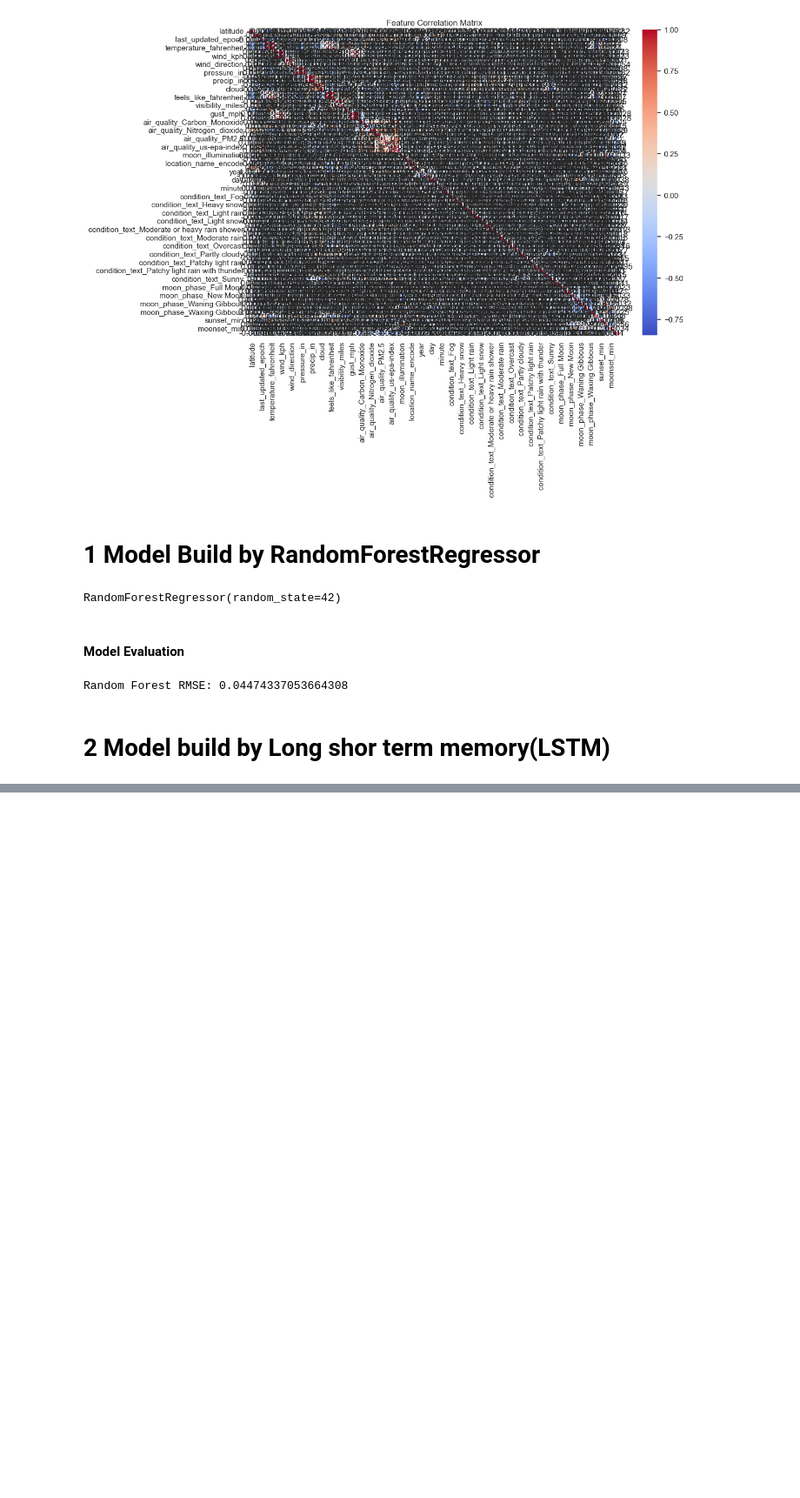
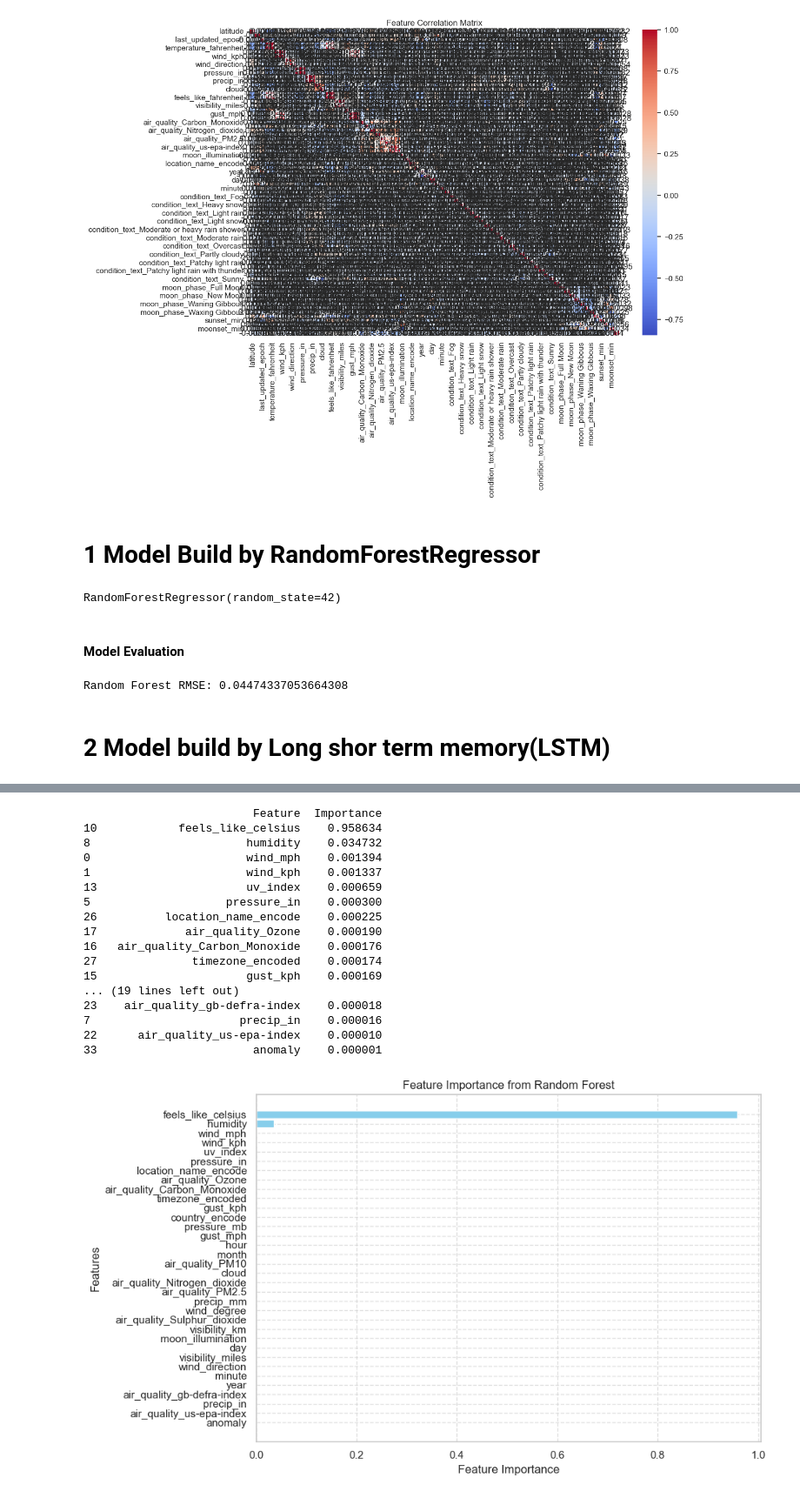
Before and after one commit to Abena-3565/Weather_Trend_Forecasting, a Jupyter notebook: model.ipynb, the cells around one changed output, grey strips where cells are left out. Shown at 87% size. Cells and saved outputs as stored; diff of their text form; code cells hidden in the pictures; blank space fills up the shorter version.

```diff
--- a/model.ipynb
+++ b/model.ipynb
@@ -323,0 +422,39 @@ Random Forest RMSE: 0.04474337053664308
+# %%
+#feature importance
+importances = rf_model.feature_importances_
+# Create a sorted bar chart for feature importances
+feature_importances = pd.DataFrame({'Feature': X.columns, 'Importance': importances})
+feature_importances = feature_importances.sort_values(by='Importance', ascending=False)
+
+# Print sorted feature importances
+print(feature_importances)
+
+# Plot feature importances
+mpl.figure(figsize=(10, 6))
+mpl.barh(feature_importances['Feature'], feature_importances['Importance'], color='skyblue')
+mpl.xlabel('Feature Importance')
+mpl.ylabel('Features')
+mpl.title('Feature Importance from Random Forest')
+mpl.gca().invert_yaxis()  # Invert y-axis for descending order
+mpl.grid(True, linestyle='--', alpha=0.6)
+mpl.tight_layout()
+mpl.show()
+# %% [output]
+                         Feature  Importance
+10            feels_like_celsius    0.958634
+8                       humidity    0.034732
+0                       wind_mph    0.001394
+1                       wind_kph    0.001337
+13                      uv_index    0.000659
+5                    pressure_in    0.000300
+26          location_name_encode    0.000225
+17             air_quality_Ozone    0.000190
+16   air_quality_Carbon_Monoxide    0.000176
+27              timezone_encoded    0.000174
+15                      gust_kph    0.000169
+... (19 lines left out)
+23    air_quality_gb-defra-index    0.000018
+7                      precip_in    0.000016
+22      air_quality_us-epa-index    0.000010
+33                       anomaly    0.000001
+[figure, added]
```
Also changed, not shown: parts of 10 cells of this notebook.
